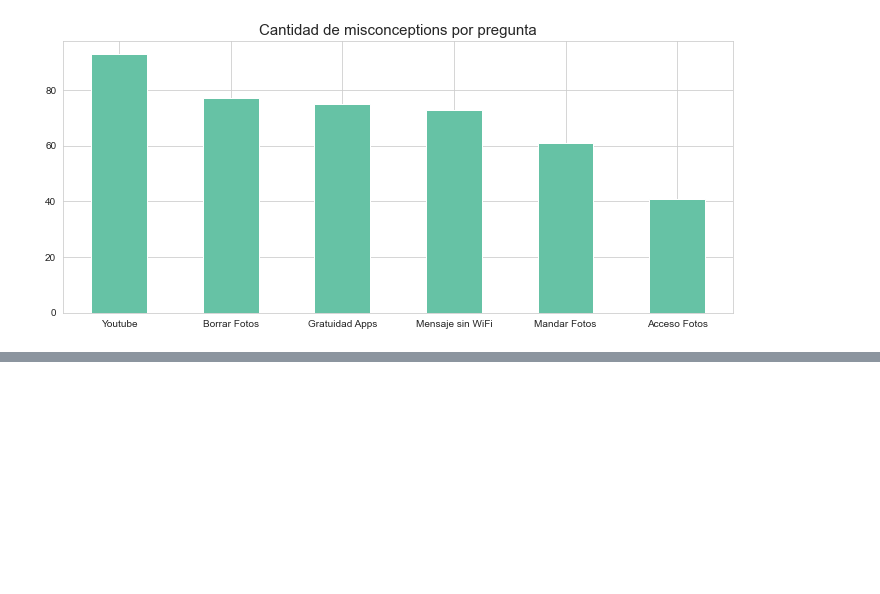
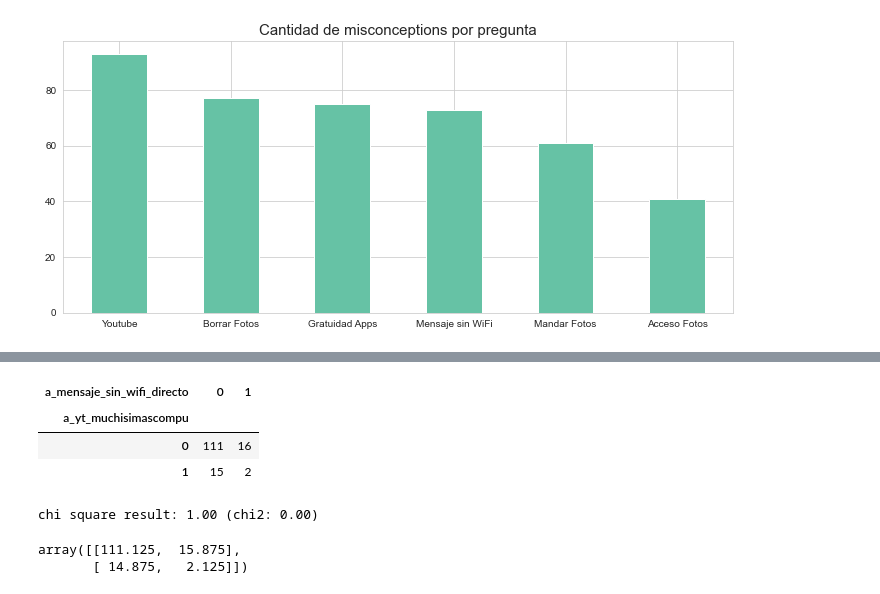
Before and after one commit to luparral/misconceptions, a Jupyter notebook: notebooks/Análisis exploratorio.ipynb, the cells around one changed output, grey strips where cells are left out. Drawn from its saved outputs; the diff is of its cells as text; code cells hidden in the pictures; blank space fills up the shorter version.

```diff
--- a/notebooks/Análisis exploratorio.ipynb
+++ b/notebooks/Análisis exploratorio.ipynb
@@ -799,0 +881,19 @@ plt.title("Cantidad de misconceptions por pregunta", fontsize=15);
+# %%
+cross_tab_result = pd.crosstab(index=df_binary['a_yt_muchisimascompu'],
+                               columns=df_binary['a_mensaje_sin_wifi_directo'])
+cross_tab_result
+# %% [output]
+| a_mensaje_sin_wifi_directo | 0 | 1 |
+| a_yt_muchisimascompu |  |  |
+| 0 | 111 | 16 |
+| 1 | 15 | 2 |
+# %%
+chi2, p_value, dof, expected = chi2_contingency(cross_tab_result)
+print(f"chi square result: {p_value:.2f} (chi2: {chi2:.2f})")
+# %% [output]
+chi square result: 1.00 (chi2: 0.00)
+# %%
+expected
+# %% [output]
+array([[111.125,  15.875],
+       [ 14.875,   2.125]])
```
Also changed, not shown: parts of 13 cells of this notebook.
